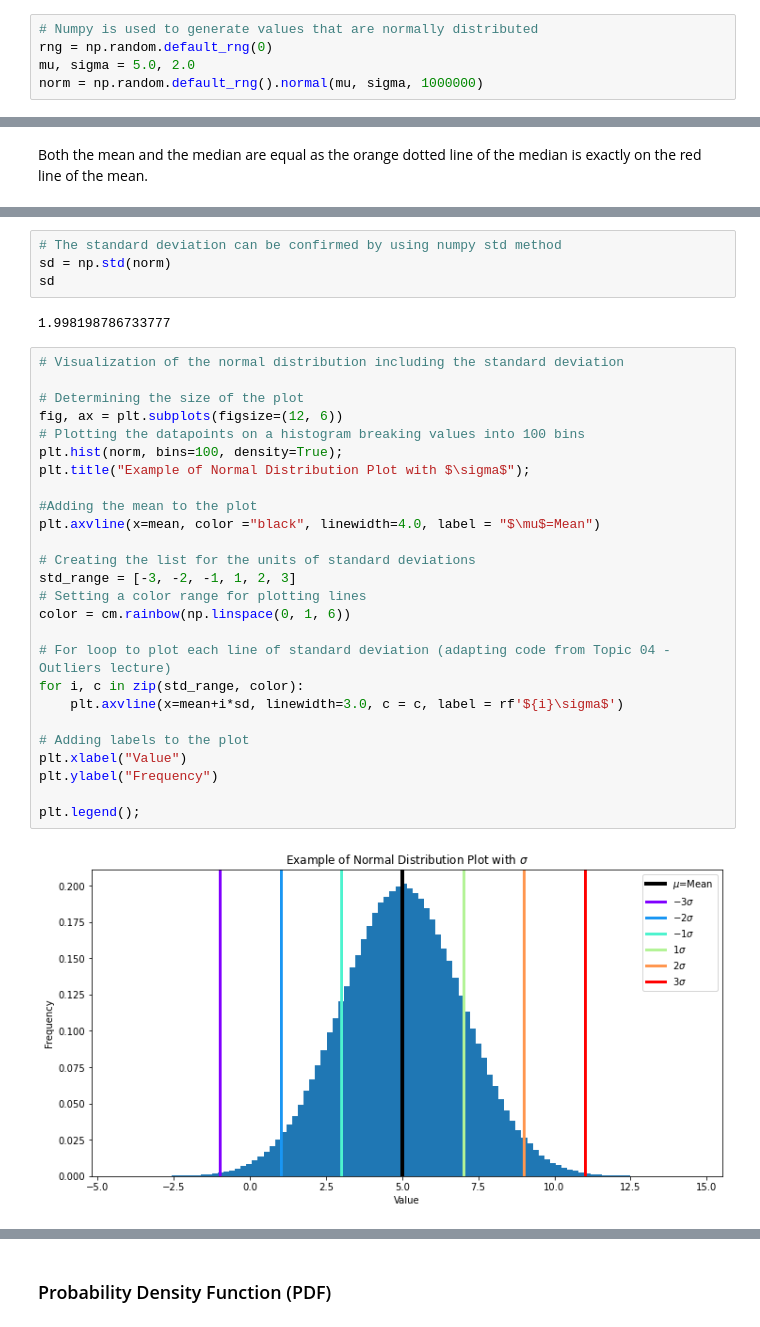
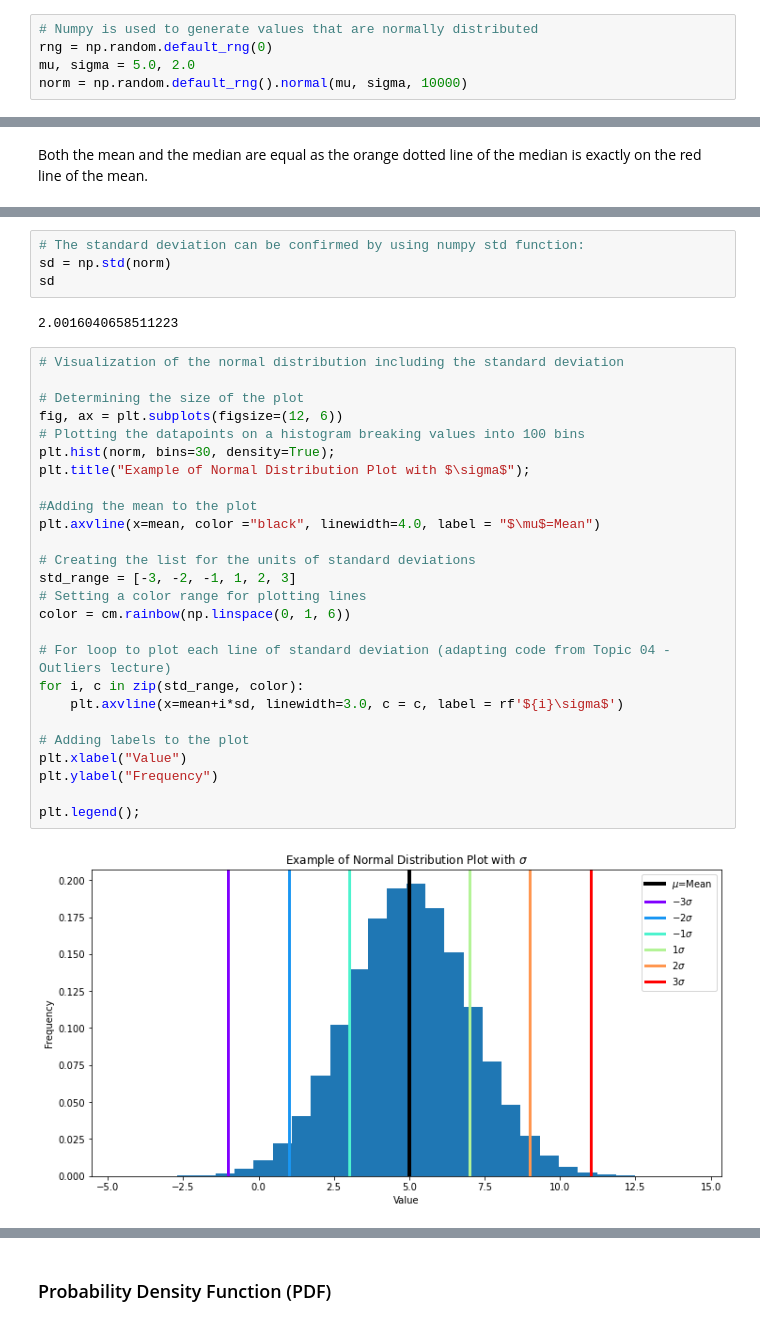
Before and after one commit to evaczeydapommersheim/Funddata---assessment, a Jupyter notebook: Normal Distribution/Normal_Distribution_Project_Winter 2022-23.ipynb, the cells around one changed output, grey strips where cells are left out. Saved outputs shown, nothing was run; the diff lists cells and outputs as text.

```diff
--- a/Normal Distribution/Normal_Distribution_Project_Winter 2022-23.ipynb
+++ b/Normal Distribution/Normal_Distribution_Project_Winter 2022-23.ipynb
@@ -88,5 +92,5 @@ It is important to note that there are other distributions which are presented w
 # Numpy is used to generate values that are normally distributed
 rng = np.random.default_rng(0)
 mu, sigma = 5.0, 2.0
-norm = np.random.default_rng().normal(mu, sigma, 1000000)
+norm = np.random.default_rng().normal(mu, sigma, 10000)
 # %% [markdown]
@@ -125,35 +173,35 @@ Both the mean and the median are equal as the orange dotted line of the median i
 The standard deviation in this example is set to $\sigma$ = 2.0.
 # %%
-# The standard deviation can be confirmed by using numpy std method
+# The standard deviation can be confirmed by using numpy std function:
 sd = np.std(norm)
 sd
 # %% [output]
-1.998198786733777
+2.0016040658511223
 # %%
 # Visualization of the normal distribution including the standard deviation
 
 # Determining the size of the plot
 fig, ax = plt.subplots(figsize=(12, 6))
 # Plotting the datapoints on a histogram breaking values into 100 bins
-plt.hist(norm, bins=100, density=True);
+plt.hist(norm, bins=30, density=True);
 plt.title("Example of Normal Distribution Plot with $\sigma$");
 
 #Adding the mean to the plot
 plt.axvline(x=mean, color ="black", linewidth=4.0, label = "$\mu$=Mean")
 
 # Creating the list for the units of standard deviations
 std_range = [-3, -2, -1, 1, 2, 3]
 # Setting a color range for plotting lines
 color = cm.rainbow(np.linspace(0, 1, 6))
 
 # For loop to plot each line of standard deviation (adapting code from Topic 04 - Outliers lecture)
 for i, c in zip(std_range, color):
     plt.axvline(x=mean+i*sd, linewidth=3.0, c = c, label = rf'${i}\sigma$')
 
 # Adding labels to the plot
 plt.xlabel("Value")
 plt.ylabel("Frequency")
 
 plt.legend();
 # %% [output]
-[figure, old version]
+[figure, new version]
```
Also changed, not shown: parts of 30 cells of this notebook, 2 other files.
